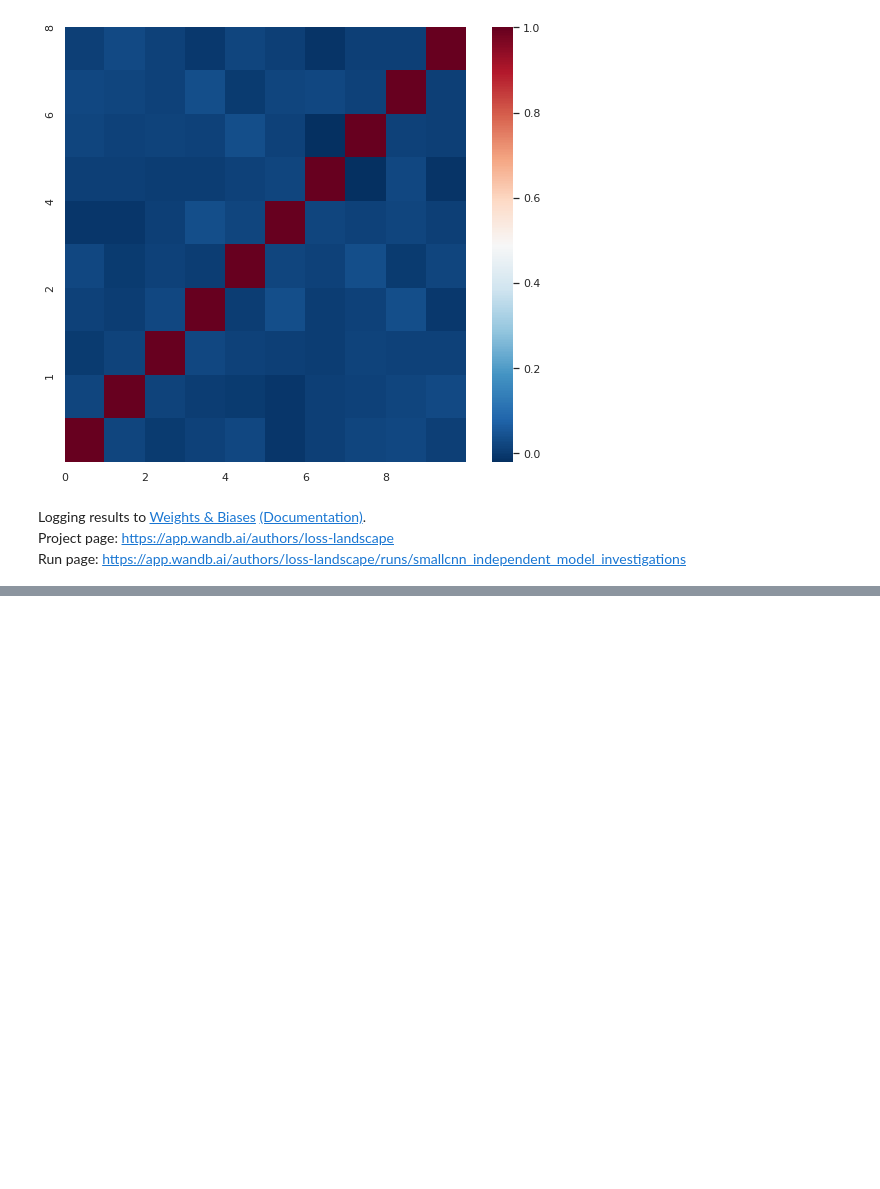
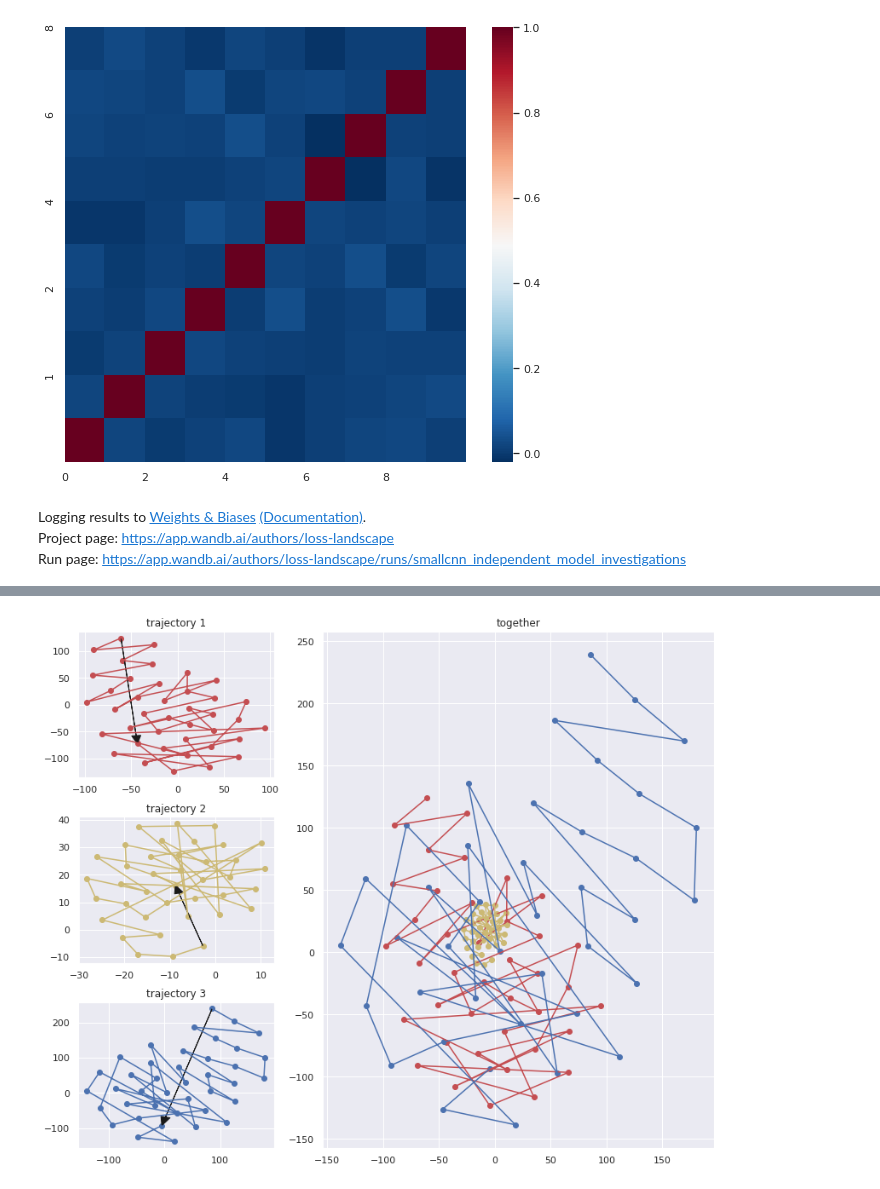
Before and after one commit to ayulockin/LossLandscape, a Jupyter notebook: Visualizing_Function_Space_Similarity_SmallCNN.ipynb, the cells around one changed output, grey strips where cells are left out. Drawn from its saved outputs; the diff is of its cells as text; code cells hidden in the pictures; blank space fills up the shorter version.

```diff
--- a/Visualizing_Function_Space_Similarity_SmallCNN.ipynb
+++ b/Visualizing_Function_Space_Similarity_SmallCNN.ipynb
@@ -62,9 +66,12 @@ INDEPENDENT_MODEL_PATH = ROOT_PATH+'IndependentSolutions/'
 # %%
 same_model_ckpts = os.listdir(MODEL_PATH)
 independent_models = os.listdir(INDEPENDENT_MODEL_PATH)
+independent_models_tsne = os.listdir(INDEPENDENT_MODEL_PATH_tsne)
+
 
 print(len(same_model_ckpts))
 print(len(independent_models))
+print(len(independent_models_tsne))
 # %% [output]
 40
 10
@@ -345,0 +362,2 @@ Run page: https://app.wandb.ai/authors/loss-landscape/runs/smallcnn_independent_
+# %%
+test_tsne_ds = testloader.unbatch().take(1024).batch(BATCH_SIZE)
@@ -345,0 +395,58 @@ Run page: https://app.wandb.ai/authors/loss-landscape/runs/smallcnn_independent_
+# %%
+## initialize tsne object
+tsne = TSNE(n_components=2,
+            perplexity=35,
+            learning_rate=250,
+            n_iter=2000)
+# %%
+## compute tsne for all three inits and there checkpoints
+tsne_vals = {}
+
+for key, values in tqdm_notebook(predictions_for_tsne.items()):
+  tsne_embedded = tsne.fit_transform(values)
+
+  tsne_vals[key] = tsne_embedded
+# %%
+fig = plt.figure(constrained_layout=True, figsize=(11,9))
+
+gs = fig.add_gridspec(3, 3)
+
+ax1 = fig.add_subplot(gs[0, :1])
+ax1.set_title('trajectory 1')
+ax1.scatter(tsne_vals['init_1'][:,0], tsne_vals['init_1'][:,1], c="r");
+ax1.plot(tsne_vals['init_1'][:,0], tsne_vals['init_1'][:,1], '-', c="r");
+x, y = tsne_vals['init_1'][:,0][0], tsne_vals['init_1'][:,1][0]
+x_, y_ =  tsne_vals['init_1'][:,0][-1], tsne_vals['init_1'][:,1][-1]
+ax1.arrow(x=x, y=y, dx=-(x-x_), dy=-(y-y_),
+          ls='-', color='k', length_includes_head=True, head_width=10)
+
+ax2 = fig.add_subplot(gs[1, :1])
+ax2.set_title('trajectory 2')
+ax2.scatter(tsne_vals['init_2'][:,0], tsne_vals['init_2'][:,1], c="y");
+ax2.plot(tsne_vals['init_2'][:,0], tsne_vals['init_2'][:,1], '-', c="y");
+x, y = tsne_vals['init_2'][:,0][0], tsne_vals['init_2'][:,1][0]
+x_, y_ =  tsne_vals['init_2'][:,0][-1], tsne_vals['init_2'][:,1][-1]
+ax2.arrow(x=x, y=y, dx=-(x-x_), dy=-(y-y_),
+          ls='-', color='k', length_includes_head=True, head_width=2)
+
+ax3 = fig.add_subplot(gs[-1, :1])
+ax3.set_title('trajectory 3')
+ax3.scatter(tsne_vals['init_3'][:,0], tsne_vals['init_3'][:,1], c="b");
+ax3.plot(tsne_vals['init_3'][:,0], tsne_vals['init_3'][:,1], '-', c="b");
+x, y = tsne_vals['init_3'][:,0][0], tsne_vals['init_3'][:,1][0]
+x_, y_ =  tsne_vals['init_3'][:,0][-1], tsne_vals['init_3'][:,1][-1]
+ax3.arrow(x=x, y=y, dx=-(x-x_), dy=-(y-y_),
+          ls='-', color='k', length_includes_head=True, head_width=17)
+
+ax4 = fig.add_subplot(gs[:, 1:])
+ax4.set_title('together')
+ax4.scatter(tsne_vals['init_1'][:,0], tsne_vals['init_1'][:,1], c="r");
+ax4.plot(tsne_vals['init_1'][:,0], tsne_vals['init_1'][:,1], '-', c="r");
+ax4.scatter(tsne_vals['init_2'][:,0], tsne_vals['init_2'][:,1], c="y");
+ax4.plot(tsne_vals['init_2'][:,0], tsne_vals['init_2'][:,1], '-', c="y");
+ax4.scatter(tsne_vals['init_3'][:,0], tsne_vals['init_3'][:,1], c="b");
+ax4.plot(tsne_vals['init_3'][:,0], tsne_vals['init_3'][:,1], '-', c="b");
+
+plt.savefig('loss_landscape_2d.png')
+# %% [output]
+[figure, added]
```
Also changed, not shown: parts of 17 cells of this notebook.
